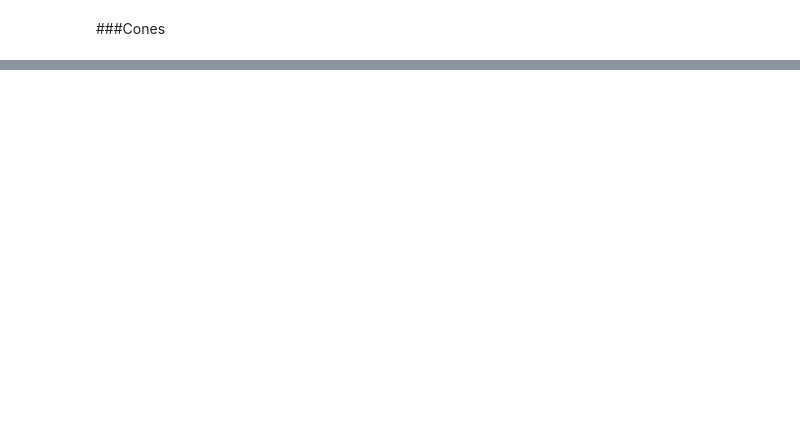
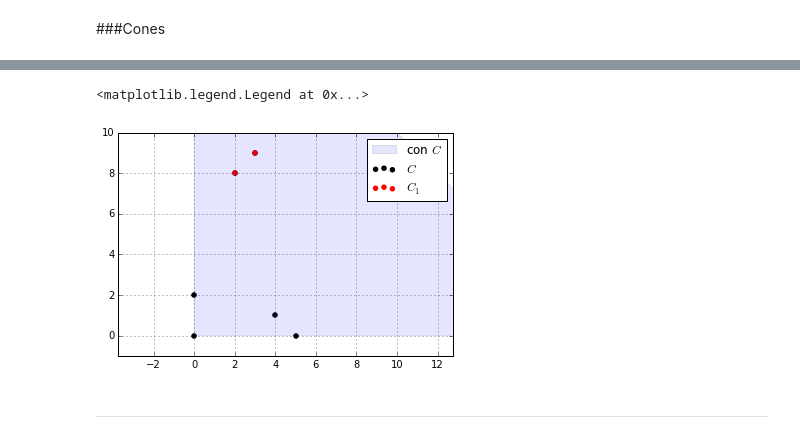
Before and after one commit to btabibian/optimization, a Jupyter notebook: src/Convex Sets.ipynb, the cells around one changed output, grey strips where cells are left out. Drawn from its saved outputs; the diff is of its cells as text; code cells hidden in the pictures; blank space fills up the shorter version.

```diff
--- a/src/Convex Sets.ipynb
+++ b/src/Convex Sets.ipynb
@@ -108,4 +144,21 @@ x \in C, \theta \in R \text{ and } 0 \geq \theta \text{ then} \\
   Which is the smallest convex cone that contains $C$.
+# %%
+plt.axis('equal')
+C=np.array([[0,0],[0,2],[2,8],[3,9],[5,0],[4,1]])
+C_1=np.array([[2,8],[3,9]])
+plt.xlim((-1,10))
+plt.ylim((-1,10))
+plt.grid()
+plt.scatter(C[:,0],C[:,1],color='k',label='$C$')
+region=plt.Polygon([[0,0],[0,20],[20,0]],alpha=0.1,label="con $C$")
+plt.gca().add_patch(region)
+plt.scatter(C_1[:,0],C_1[:,1],color='r',label='$C_1$')
+plt.legend()
+# %% [output]
+<matplotlib.legend.Legend at 0x...>
+[figure, added]
+# %% [markdown]
+---
 # %% [markdown]
 ###Examples
 
```
Also changed, not shown: parts of 18 cells of this notebook.
